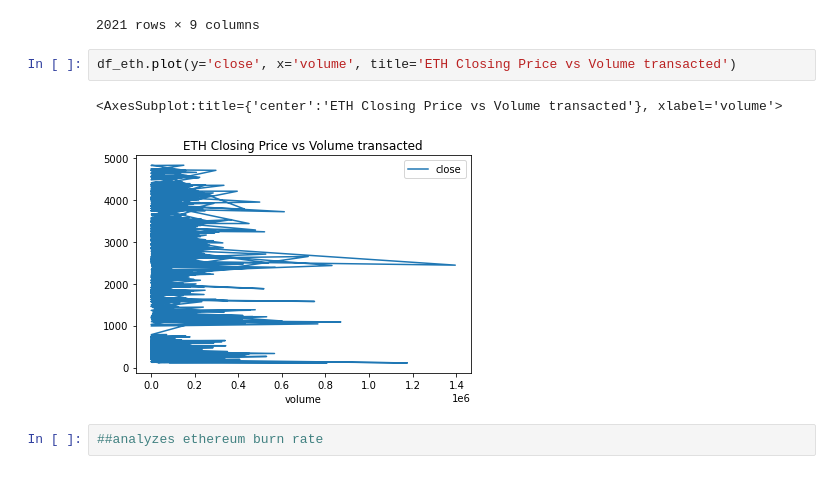
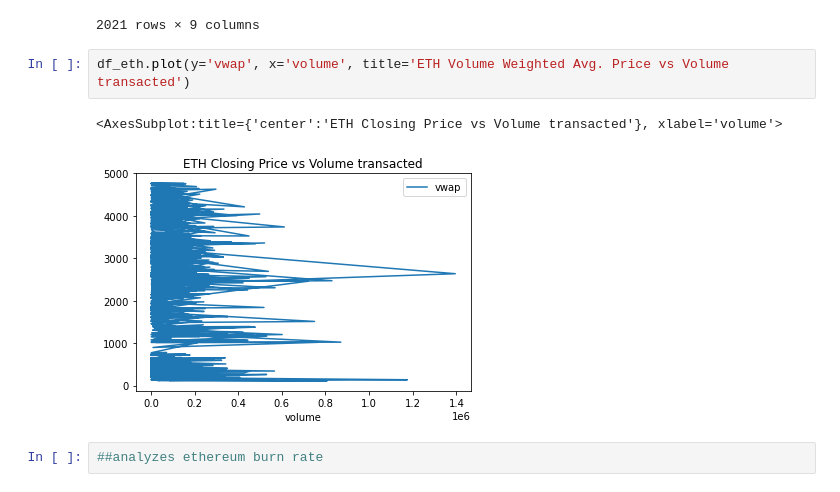
Before and after one commit to Sumguy1234/Sooper-Cool-Crypto-Tool, a Jupyter notebook: ETH_analysis.ipynb, the cells around one changed output. Drawn from its saved outputs; the diff is of its cells as text.

```diff
--- a/ETH_analysis.ipynb
+++ b/ETH_analysis.ipynb
@@ -88,10 +88,10 @@ df_eth
 | 2022-04-24 05:00:00+00:00 | FTXU | 2951.10 | 2967.50 | 2843.80 | 2868.50 | 11768.267000 | 7365 | 2889.201708 | ETHUSD |
 2021 rows × 9 columns
 # %%
-df_eth.plot(y='close', x='volume', title='ETH Closing Price vs Volume transacted')
+df_eth.plot(y='vwap', x='volume', title='ETH Volume Weighted Avg. Price vs Volume transacted')
 # %% [output]
 <AxesSubplot:title={'center':'ETH Closing Price vs Volume transacted'}, xlabel='volume'>
-[figure, old version]
+[figure, new version]
 # %%
 ##analyzes ethereum burn rate
 # %%
```
Also changed, not shown: parts of 5 cells of this notebook, 2 other files.
